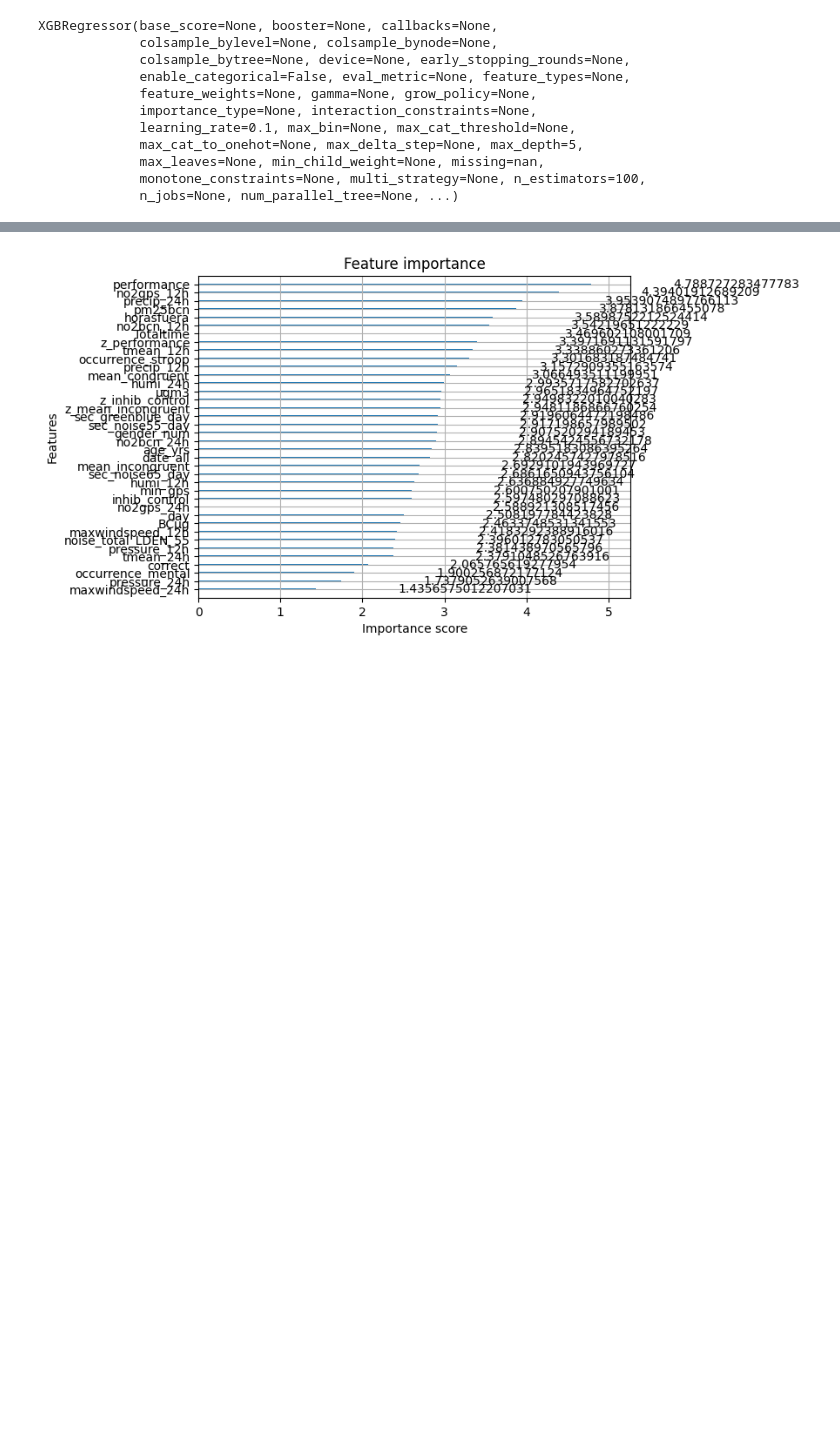
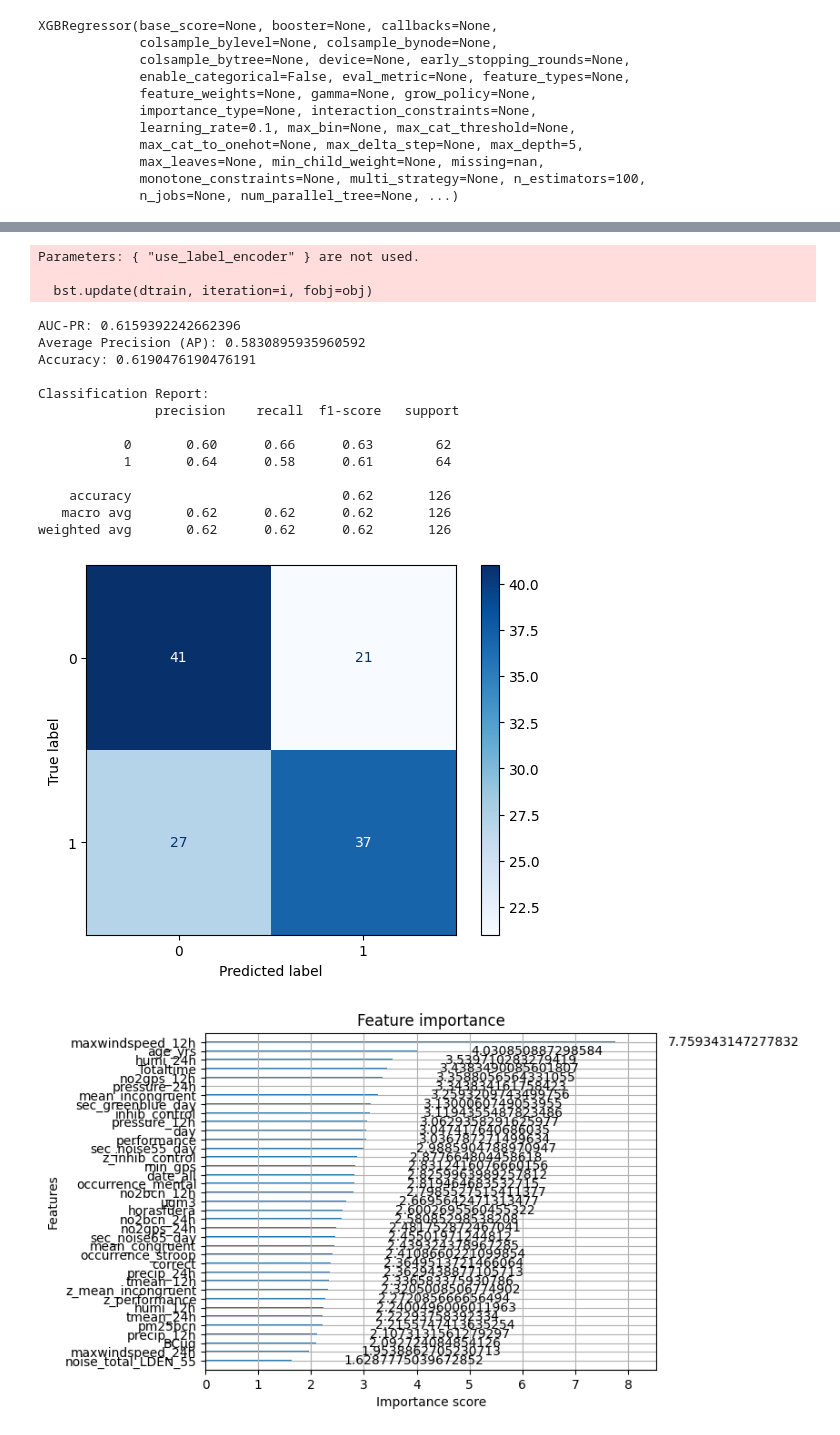
Before and after one commit to shashwat1237/Air-Pollution-and-Mental-Health, a Jupyter notebook: Untitled.ipynb, the cells around one changed output, grey strips where cells are left out. Saved outputs shown, nothing was run; the diff lists cells and outputs as text; code cells hidden in the pictures; blank space fills up the shorter version.

```diff
--- a/Untitled.ipynb
+++ b/Untitled.ipynb
@@ -615,5 +553,0 @@ max     10.000000
-# %%
-"""
-X=X[["day","dayoftheweek","horasfuera","correct","no2gps_24h_x30","hours_greenblue_day",
-    "humi_12h","end_day","end_year","end_hour"]]
-"""
@@ -747,37 +567,0 @@ scalers={"sueno":scaler_sueno,"estres":scaler_estres,"energia":scaler_energia,
-# %%
-column_to_predict="sueno"
-mid_value=7
-# %%
-
-to_inverse_transform={"estres":estres,"sueno":sueno,"energia":energia,"bienestar":bienestar}
-Y=pd.DataFrame(scalers[column_to_predict].inverse_transform(to_inverse_transform[column_to_predict]),columns=[column_to_predict])
-Y.info()
-Y[column_to_predict]=cut_into_bins(Y[column_to_predict],2,bin_vertices=[-1,mid_value,11]).astype("int")
-
-#Y.info()
-
-#Y["estres"]=cut_into_bins/(Y["estres"],3).astype("int").astype("category")
-
-X_train, X_test, y_train, y_test = train_test_split(
-    X,
-    Y,
-    test_size=0.2,
-    random_state=42
-)
-
-weights=[1,1]
-X_train_resampled, y_train_resampled = oversampling(X_train,y_train,2,weights)
-#X_train_resampled,y_train_resampled=X_train,y_train
-model = xgb.XGBClassifier(
-    n_estimators=100,     # Number of boosting rounds (trees)
-    learning_rate=0.1,    # Step size
-    max_depth=10,          # Depth of trees
-    use_label_encoder=False, # Avoids warning
-    eval_metric="mlogloss",  # Multi-class log loss
-    random_state=42,
-    enable_categorical=True,
-    scale_pos_weight=4.5538
-)
-
-# Train model
-model.fit(X_train_resampled, y_train_resampled)
@@ -867,4 +638,5 @@ weighted avg       0.56      0.56      0.56       158
 # %%
-xgb.plot_importance(model, importance_type='gain')
+model1=f("sueno")
+xgb.plot_importance(model1, importance_type='gain')
 plt.show()
 # %% [output]
@@ -871 +660,18 @@ plt.show()
+Parameters: { "use_label_encoder" } are not used.
+
+  bst.update(dtrain, iteration=i, fobj=obj)
+AUC-PR: 0.6159392242662396
+Average Precision (AP): 0.5830895935960592
+Accuracy: 0.6190476190476191
+
+Classification Report:
+               precision    recall  f1-score   support
+
+           0       0.60      0.66      0.63        62
+           1       0.64      0.58      0.61        64
+
+    accuracy                           0.62       126
+   macro avg       0.62      0.62      0.62       126
+weighted avg       0.62      0.62      0.62       126
-[figure, old version]
+[figure, new version]
+[figure, added]
```
Also changed, not shown: parts of 57 cells of this notebook.
